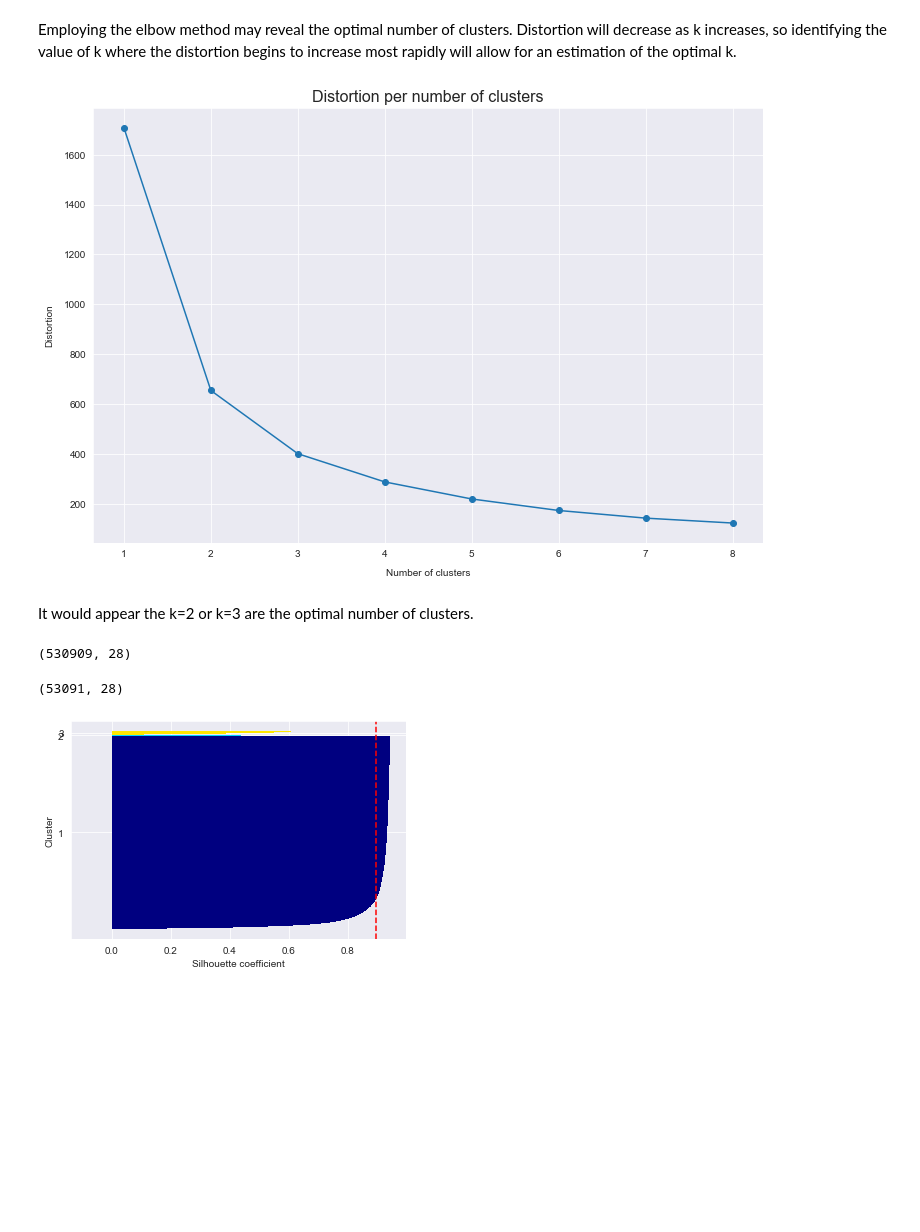
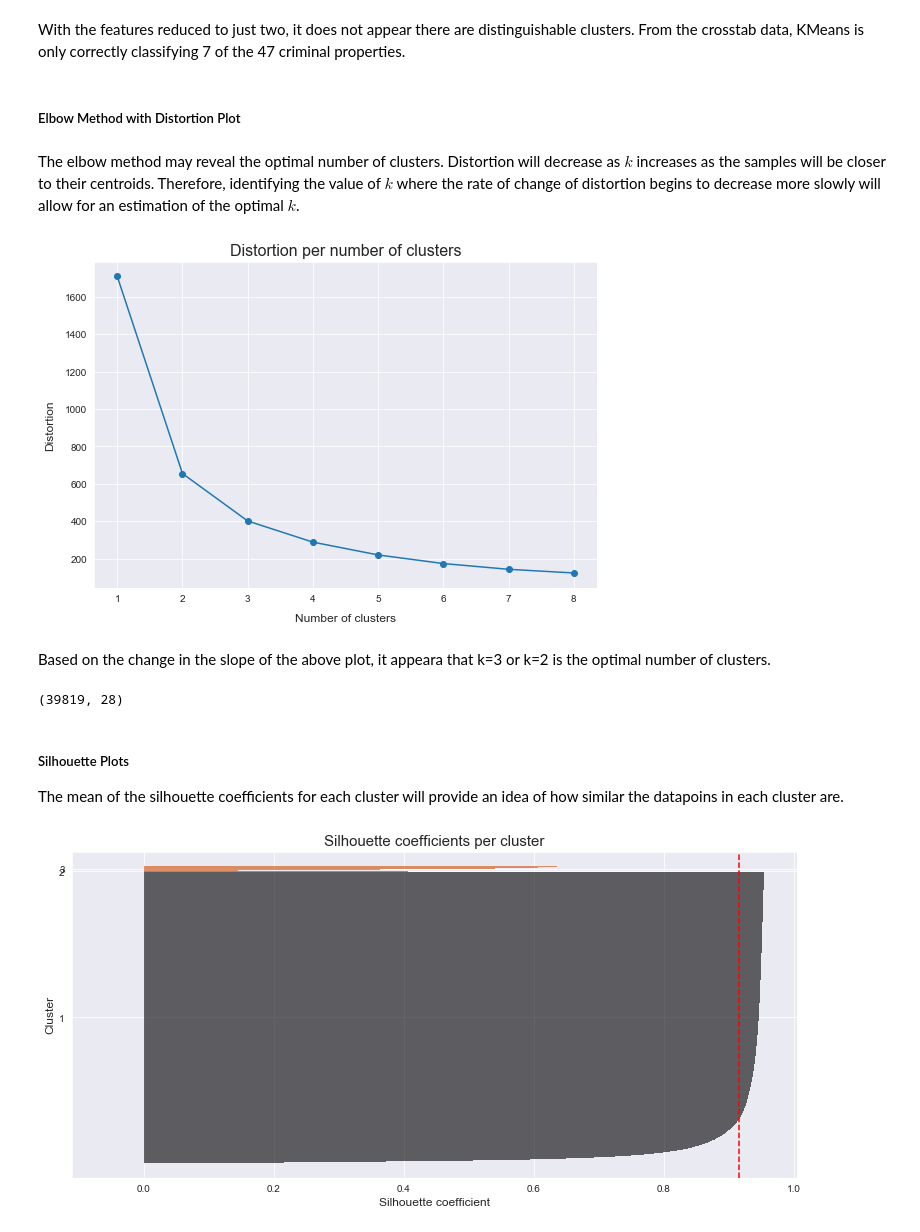
Before and after one commit to mpky/property_project, a Jupyter notebook: notebooks/clustering.ipynb, the cells around one changed output. Cells and saved outputs as stored; diff of their text form; code cells hidden in the pictures; blank space fills up the shorter version.

Commit message:
Add final comments to clustering notebook; include labels for graphs where appropriate

```diff
--- a/notebooks/clustering.ipynb
+++ b/notebooks/clustering.ipynb
@@ -22,0 +21,6 @@ trim_prop_df.shape
+# %%
+# Fill na values in with 1 in crim_prop with 0 so they don't get dropped later on
+df.loc[df.crim_prop==1,'price_psf'] = df.loc[df.crim_prop==1,'price_psf'].fillna(0)
+
+trim_prop_df = df[(df.price_psf<df.price_psf.quantile(.999)) | (df.price_psf.isna())]
+trim_prop_df.shape
@@ -83,5 +77,9 @@ row_0
+# %% [markdown]
+With the features reduced to just two, it does not appear there are distinguishable clusters. From the crosstab data, KMeans is only correctly classifying 7 of the 47 criminal properties.
+# %% [markdown]
+##### Elbow Method with Distortion Plot
 # %% [markdown]
-Employing the elbow method may reveal the optimal number of clusters. Distortion will decrease as k increases, so identifying the value of k where the distortion begins to increase most rapidly will allow for an estimation of the optimal k.
+The elbow method may reveal the optimal number of clusters. Distortion will decrease as $k$ increases as the samples will be closer to their centroids. Therefore, identifying the value of $k$ where the rate of change of distortion begins to decrease more slowly will allow for an estimation of the optimal $k$.
 # %%
 skip = 0
 if skip == 0:
@@ -93,59 +91,63 @@ if skip == 0:
         km.fit(X_norm)
         distortions.append(km.inertia_)
 
-    plt.figure(figsize=(12,8))
+    plt.figure(figsize=(9,6))
     plt.plot(range(1, 9), distortions, marker='o')
-    plt.xlabel('Number of clusters',labelpad=10)
-    plt.ylabel('Distortion',labelpad=10)
+    plt.xlabel('Number of clusters',labelpad=10,fontsize=12)
+    plt.ylabel('Distortion',labelpad=10,fontsize=12)
     plt.title('Distortion per number of clusters',fontsize=16)
     plt.show()
 # %% [output]
-[figure, old version]
+[figure, new version]
-# %% [markdown]
-It would appear the k=2 or k=3 are the optimal number of clusters.
-# %%
-X_norm.shape
-# %% [output]
-(530909, 28)
+# %% [markdown]
+Based on the change in the slope of the above plot, it appeara that k=3 or k=2 is the optimal number of clusters.
 # %%
+# Grab a sample for time purposes
 X_norm_df = pd.DataFrame(data=X_norm)
-X_norm_sample = X_norm_df.sample(frac=0.1)
+X_norm_sample = X_norm_df.sample(frac=0.075)
 X_norm_sample.shape
 # %% [output]
-(53091, 28)
+(39819, 28)
+# %% [markdown]
+##### Silhouette Plots
+
+The mean of the silhouette coefficients for each cluster will provide an idea of how similar the datapoins in each cluster are.
 # %%
 skip = 0
 if skip == 0:
+    plt.figure(figsize=(13,6))
     km = KMeans(n_clusters=3,
                 init='k-means++',
                 random_state=3)
     y_km = km.fit_predict(X_norm_sample)
 
     cluster_labels = np.unique(y_km)
     n_clusters = cluster_labels.shape[0]
     silhouette_vals = silhouette_samples(X_norm_sample, y_km, metric='euclidean')
-
     y_ax_lower, y_ax_upper = 0, 0
     yticks = []
-    for i, c in enumerate(cluster_labels):
-        c_silhouette_vals = silhouette_vals[y_km == c]
-        c_silhouette_vals.sort()
-        y_ax_upper += len(c_silhouette_vals)
-        color = cm.jet(i / n_clusters)
+    for i, j in enumerate(cluster_labels):
+        j_silhouette_vals = silhouette_vals[y_km == j]
+        j_silhouette_vals.sort()
+        y_ax_upper += len(j_silhouette_vals)
+        color = cm.gnuplot(i / n_clusters)
         plt.barh(range(y_ax_lower, y_ax_upper),
-                 c_silhouette_vals,
+                 j_silhouette_vals,
                  height=1.0,
                  edgecolor='none',
-                 color=color)
+                 color=color,
+                 alpha=0.6
+                )
         yticks.append((y_ax_lower + y_ax_upper) / 2)
-        y_ax_lower += len(c_silhouette_vals)
+        y_ax_lower += len(j_silhouette_vals)
     silhouette_avg = np.mean(silhouette_vals)
     plt.axvline(silhouette_avg,
                 color='red',
                 linestyle='--')
     plt.yticks(yticks, cluster_labels + 1)
-    plt.ylabel('Cluster')
-    plt.xlabel('Silhouette coefficient')
+    plt.ylabel('Cluster',fontsize=12)
+    plt.xlabel('Silhouette coefficient',fontsize=12)
+    plt.title('Silhouette coefficients per cluster',fontsize=15)
     plt.show()
 # %% [output]
-[figure, old version]
+[figure, new version]
```
Also changed, not shown: parts of 17 cells of this notebook, 1 other file.
